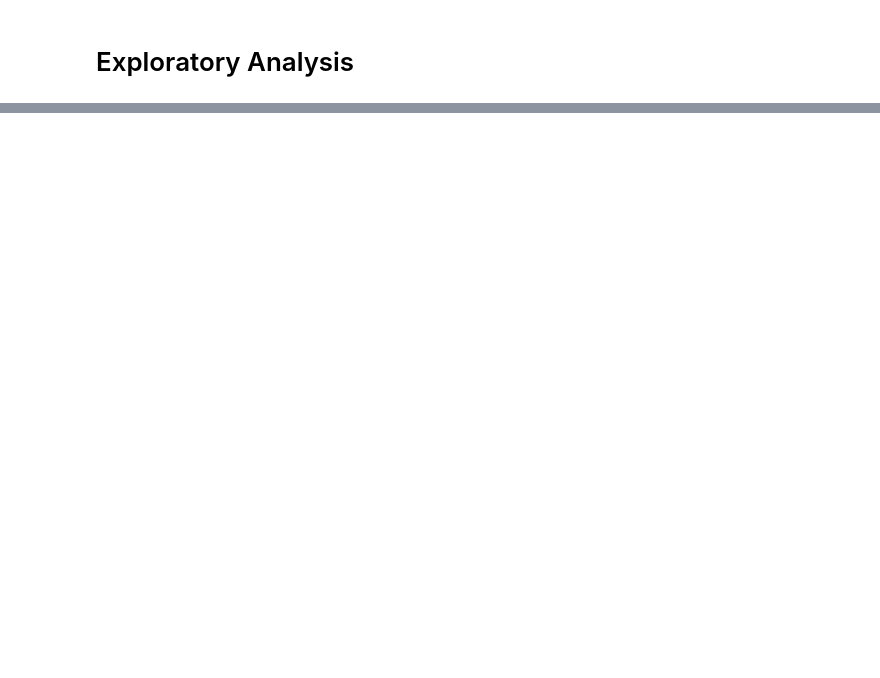
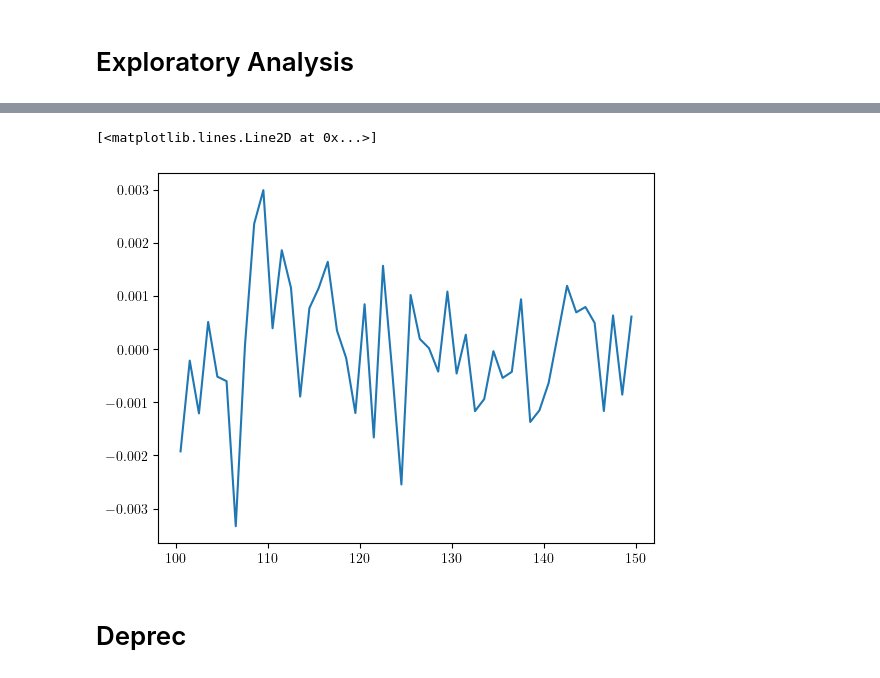
Before and after one commit to haufse/schluckaufboson, a Jupyter notebook: explora.ipynb, the cells around one changed output, grey strips where cells are left out. Drawn from its saved outputs; the diff is of its cells as text; code cells hidden in the pictures; blank space fills up the shorter version.

```diff
--- a/explora.ipynb
+++ b/explora.ipynb
@@ -11,0 +89,7 @@ tree_name = "mini"  # The tree name based on the provided data structure
+# %%
+plt.plot(bin_centers, counts/sum(counts)-counts_A/sum(counts_A))
+# %% [output]
+[<matplotlib.lines.Line2D at 0x...>]
+[figure, added]
+# %% [markdown]
+# Deprec
```
Also changed, not shown: parts of 50 cells of this notebook, 22 other files.
